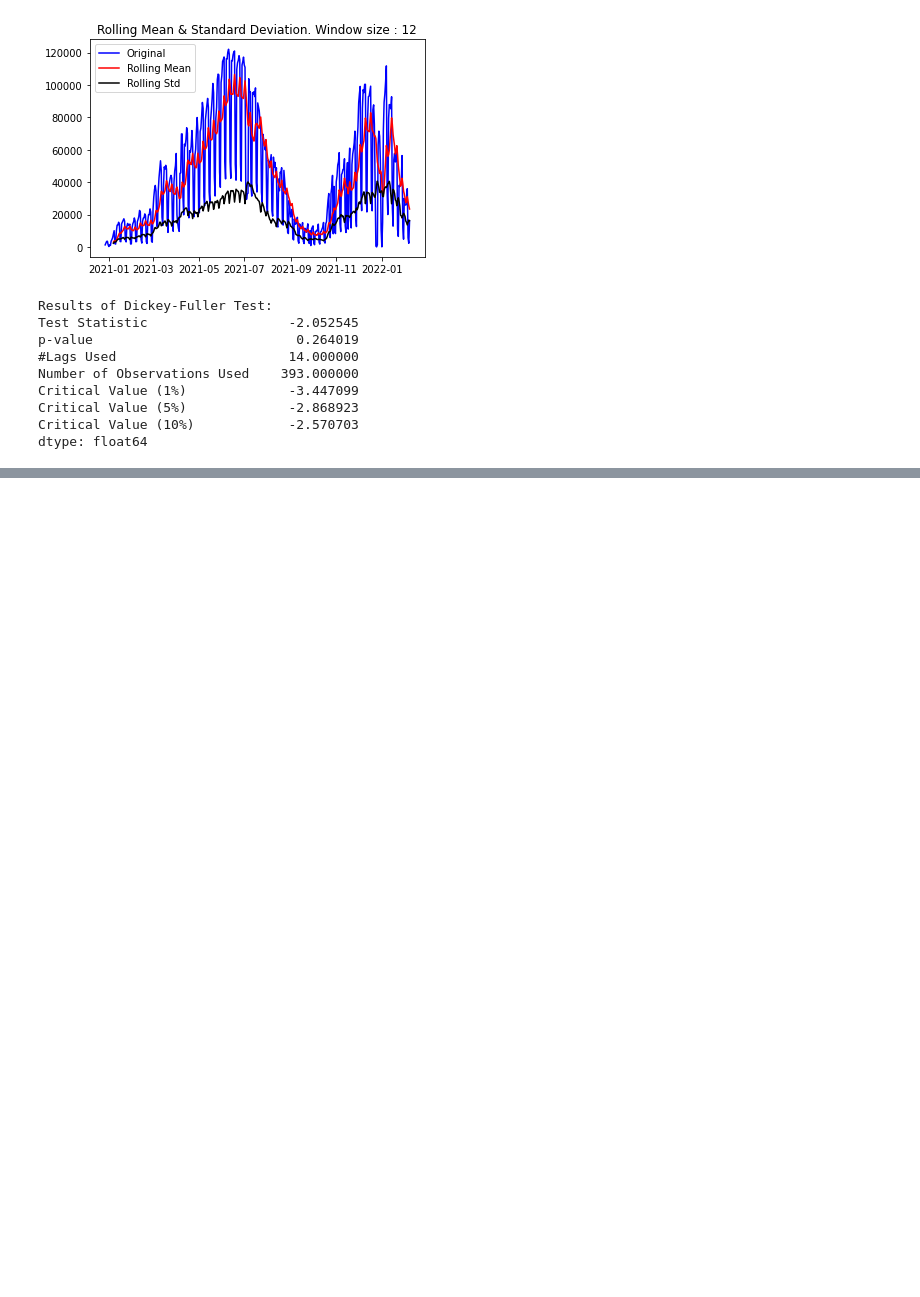
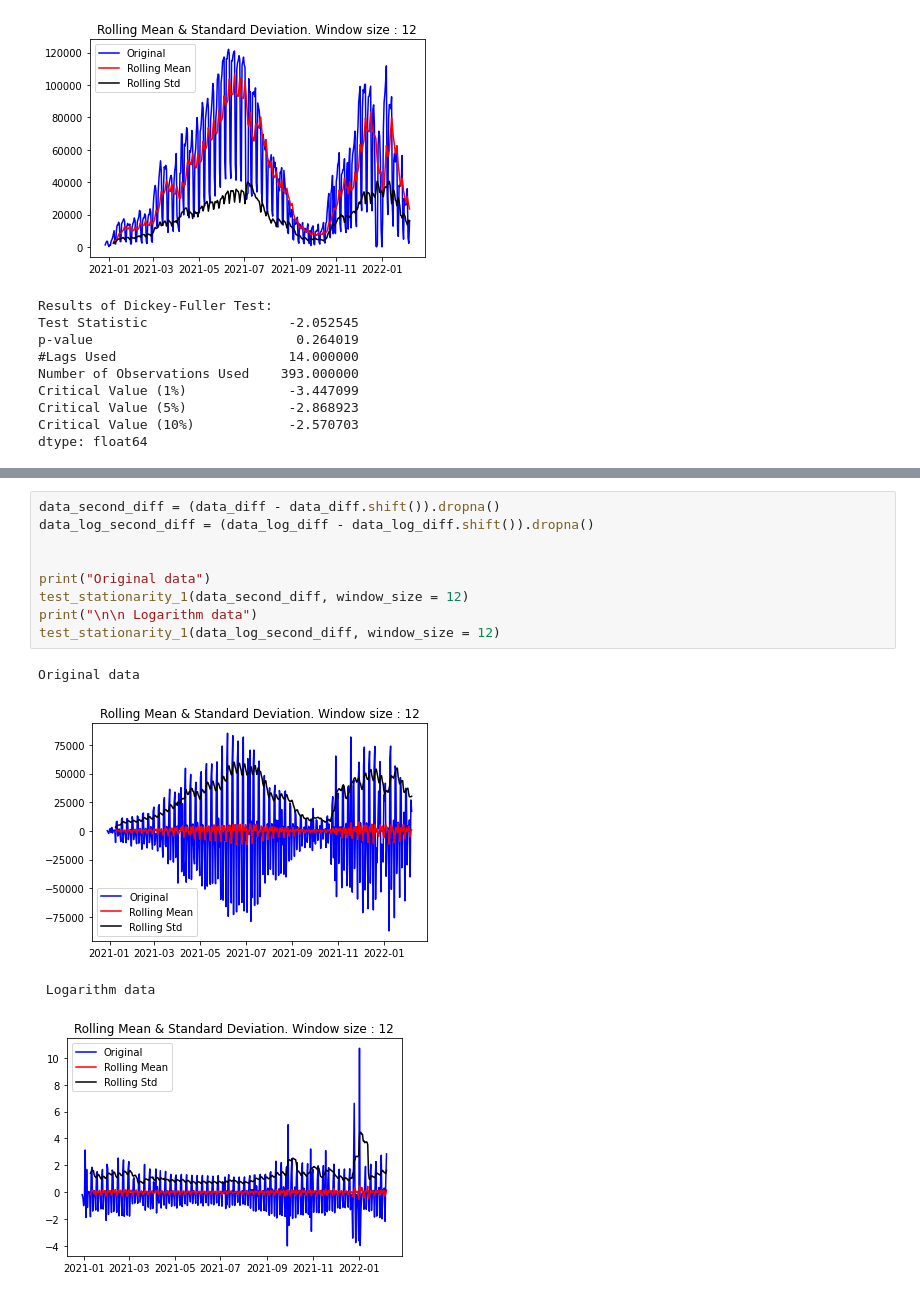
Before and after one commit to fjsaezm/mcd, a Jupyter notebook: PIT/P1/PR1_PIT.ipynb, the cells around one changed output, grey strips where cells are left out. Saved outputs shown, nothing was run; the diff lists cells and outputs as text; blank space fills up the shorter version.

```diff
--- a/PIT/P1/PR1_PIT.ipynb
+++ b/PIT/P1/PR1_PIT.ipynb
@@ -681,0 +732,14 @@ Ambos tests nos indican que la serie **no es estacionaria**, así que tendremos
+# %%
+data_second_diff = (data_diff - data_diff.shift()).dropna()
+data_log_second_diff = (data_log_diff - data_log_diff.shift()).dropna()
+
+
+print("Original data")
+test_stationarity_1(data_second_diff, window_size = 12)
+print("\n\n Logarithm data")
+test_stationarity_1(data_log_second_diff, window_size = 12)
+# %% [output]
+Original data
+[figure, added]
+ Logarithm data
+[figure, added]
```
Also changed, not shown: parts of 13 cells of this notebook.
